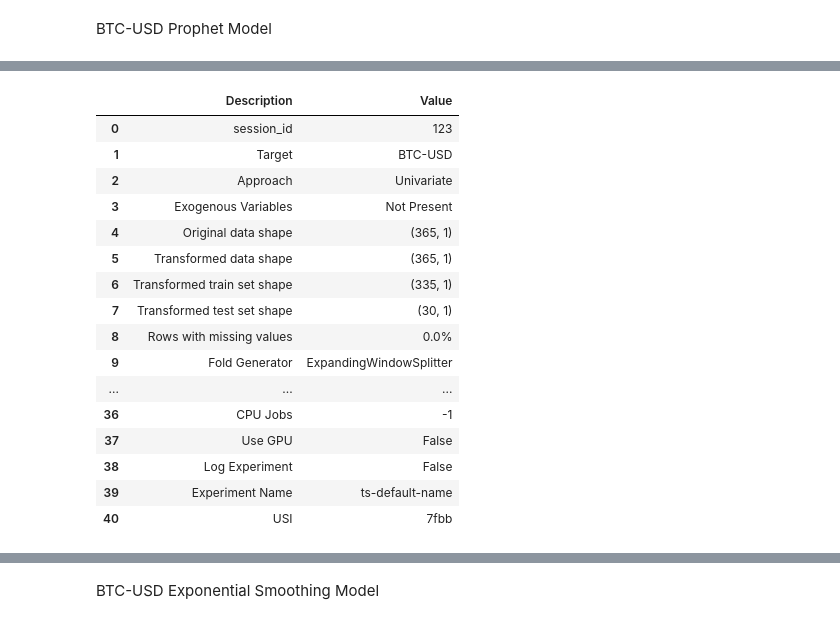
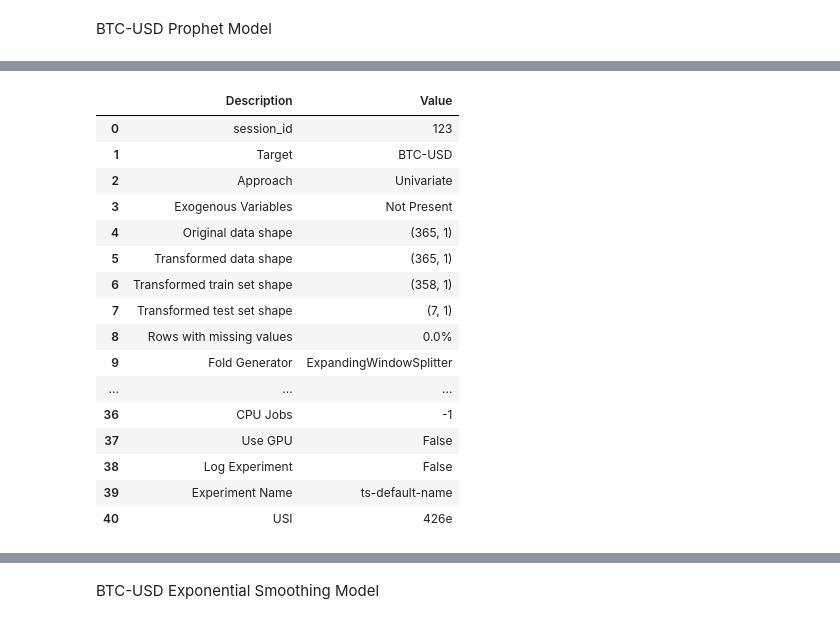
Before and after one commit to gedghill/AE2, a Jupyter notebook: arima_prophet_forecast.ipynb, the cells around one changed output, grey strips where cells are left out. Drawn from its saved outputs; the diff is of its cells as text; code cells hidden in the pictures.

```diff
--- a/arima_prophet_forecast.ipynb
+++ b/arima_prophet_forecast.ipynb
@@ -29,24 +29,24 @@ memory usage: 5.7 KB
 # %%
 # Set up PyCaret environment
 s = setup(data=btc,
           target = 'BTC-USD',
           #transform_target='log',
-          fh=30,  # Forecast horizon
+          fh=7,  # Forecast horizon
           session_id=123,
           fold_strategy='expanding',
           seasonal_period='D',
           #fold_spans="adaptive",
           numeric_imputation_target = 'drift')
 # %% [output]
 |  | Description | Value |
 | 0 | session_id | 123 |
 | 1 | Target | BTC-USD |
 | 2 | Approach | Univariate |
 | 3 | Exogenous Variables | Not Present |
 | 4 | Original data shape | (365, 1) |
 | 5 | Transformed data shape | (365, 1) |
-| 6 | Transformed train set shape | (335, 1) |
-| 7 | Transformed test set shape | (30, 1) |
+| 6 | Transformed train set shape | (358, 1) |
+| 7 | Transformed test set shape | (7, 1) |
 | 8 | Rows with missing values | 0.0% |
 | 9 | Fold Generator | ExpandingWindowSplitter |
 | ... | ... | ... |
@@ -54,7 +54,7 @@ s = setup(data=btc,
 | 37 | Use GPU | False |
 | 38 | Log Experiment | False |
 | 39 | Experiment Name | ts-default-name |
-| 40 | USI | 7fbb |
+| 40 | USI | 426e |
 # %%
 best = compare_models()
 # %% [output]
```
Also changed, not shown: parts of 13 cells of this notebook, 16 other files.
